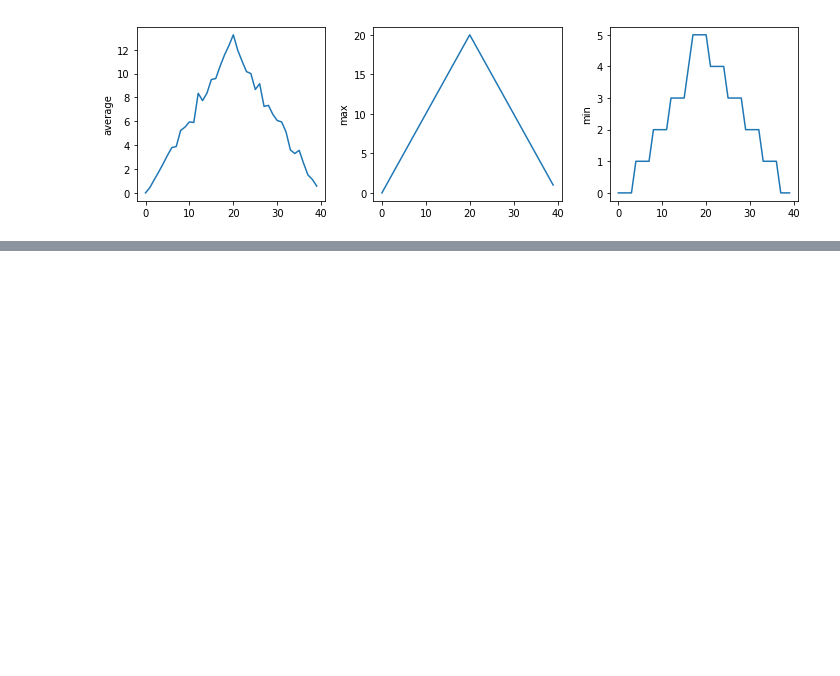
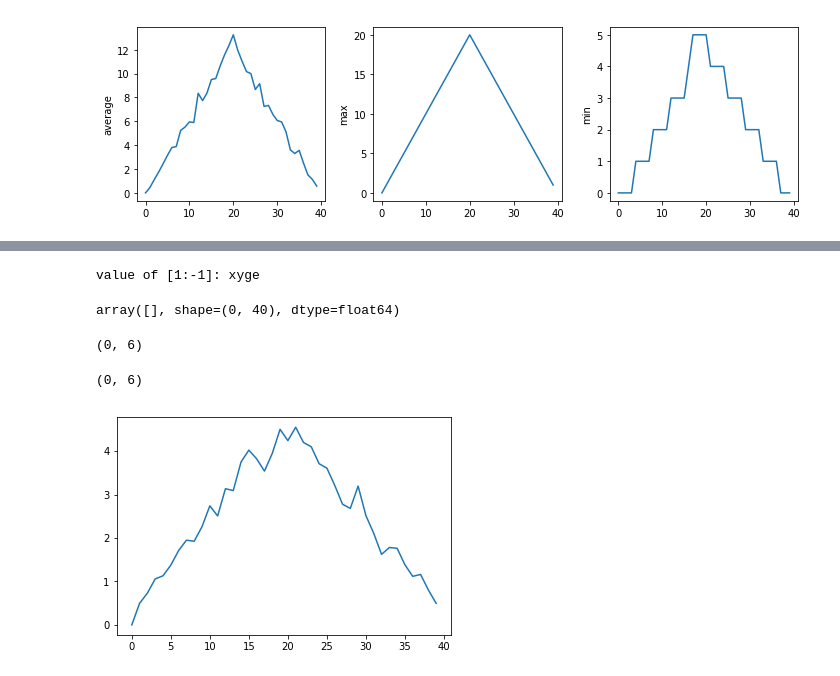
Before and after one commit to Madison2296/homework, a Jupyter notebook: week-3-hw-eeb177.ipynb, the cells around one changed output, grey strips where cells are left out. Drawn from its saved outputs; the diff is of its cells as text; code cells hidden in the pictures; blank space fills up the shorter version.

```diff
--- a/week-3-hw-eeb177.ipynb
+++ b/week-3-hw-eeb177.ipynb
@@ -233,0 +274,21 @@ matplotlib.pyplot.show()
+# %%
+print('value of [1:-1]:', element[1:-1])
+# %% [output]
+value of [1:-1]: xyge
+# %%
+#thin slices
+data[3:3, 4:4]
+data[3:3, :]
+# %% [output]
+array([], shape=(0, 40), dtype=float64)
+# %%
+#plot scaling
+axes3.set_ylim(0,6)
+# %% [output]
+(0, 6)
+# %%
+axes3.set_ylabel('min')
+axes3.plot(numpy.min(data, axis=0))
+axes3.set_ylim(0,6)
+# %% [output]
+(0, 6)
@@ -233,0 +298,6 @@ matplotlib.pyplot.show()
+# %%
+#make your own plot
+max_plot = matplotlib.pyplot.plot(numpy.std(data, axis=0))
+matplotlib.pyplot.show()
+# %% [output]
+[figure, added]
```
Also changed, not shown: parts of 9 cells of this notebook.
